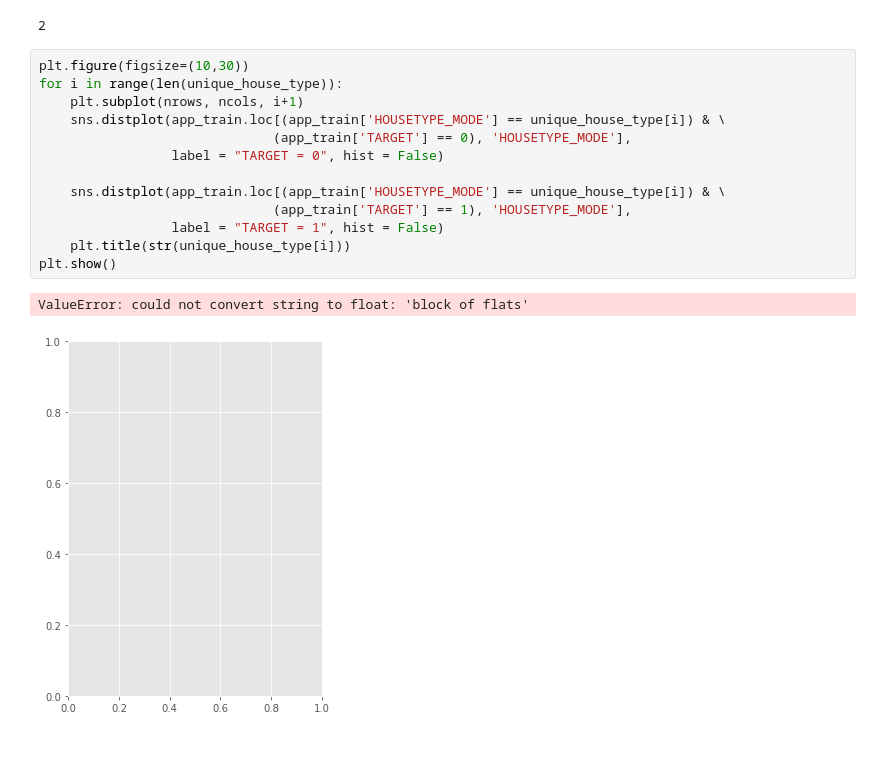
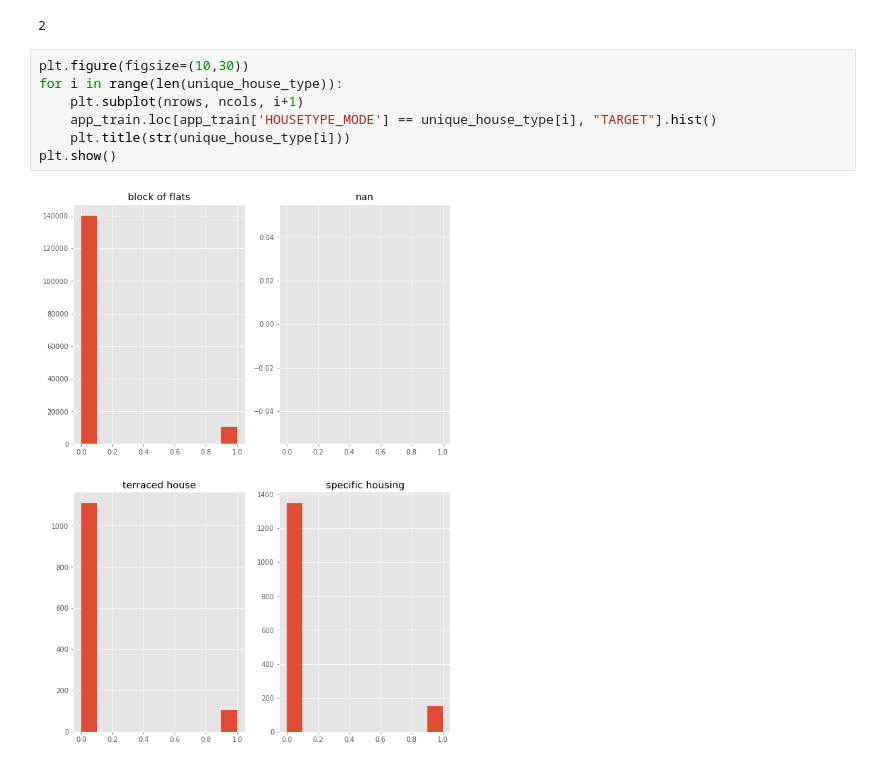
Before and after one commit to Kevin-JK-Liu/ML100Ddays, a Jupyter notebook: homework/Day_019_HW.ipynb, the cells around one changed output. Cells and saved outputs as stored; diff of their text form.

```diff
--- a/homework/Day_019_HW.ipynb
+++ b/homework/Day_019_HW.ipynb
@@ -41,16 +41,9 @@ ncols
 # %%
 plt.figure(figsize=(10,30))
 for i in range(len(unique_house_type)):
     plt.subplot(nrows, ncols, i+1)
-    sns.distplot(app_train.loc[(app_train['HOUSETYPE_MODE'] == unique_house_type[i]) & \
-                              (app_train['TARGET'] == 0), 'HOUSETYPE_MODE'],
-                 label = "TARGET = 0", hist = False)
-
-    sns.distplot(app_train.loc[(app_train['HOUSETYPE_MODE'] == unique_house_type[i]) & \
-                              (app_train['TARGET'] == 1), 'HOUSETYPE_MODE'],
-                 label = "TARGET = 1", hist = False)
+    app_train.loc[app_train['HOUSETYPE_MODE'] == unique_house_type[i], "TARGET"].hist()
     plt.title(str(unique_house_type[i]))
 plt.show()
 # %% [output]
-ValueError: could not convert string to float: 'block of flats'
-[figure, old version]
+[figure, new version]
```
